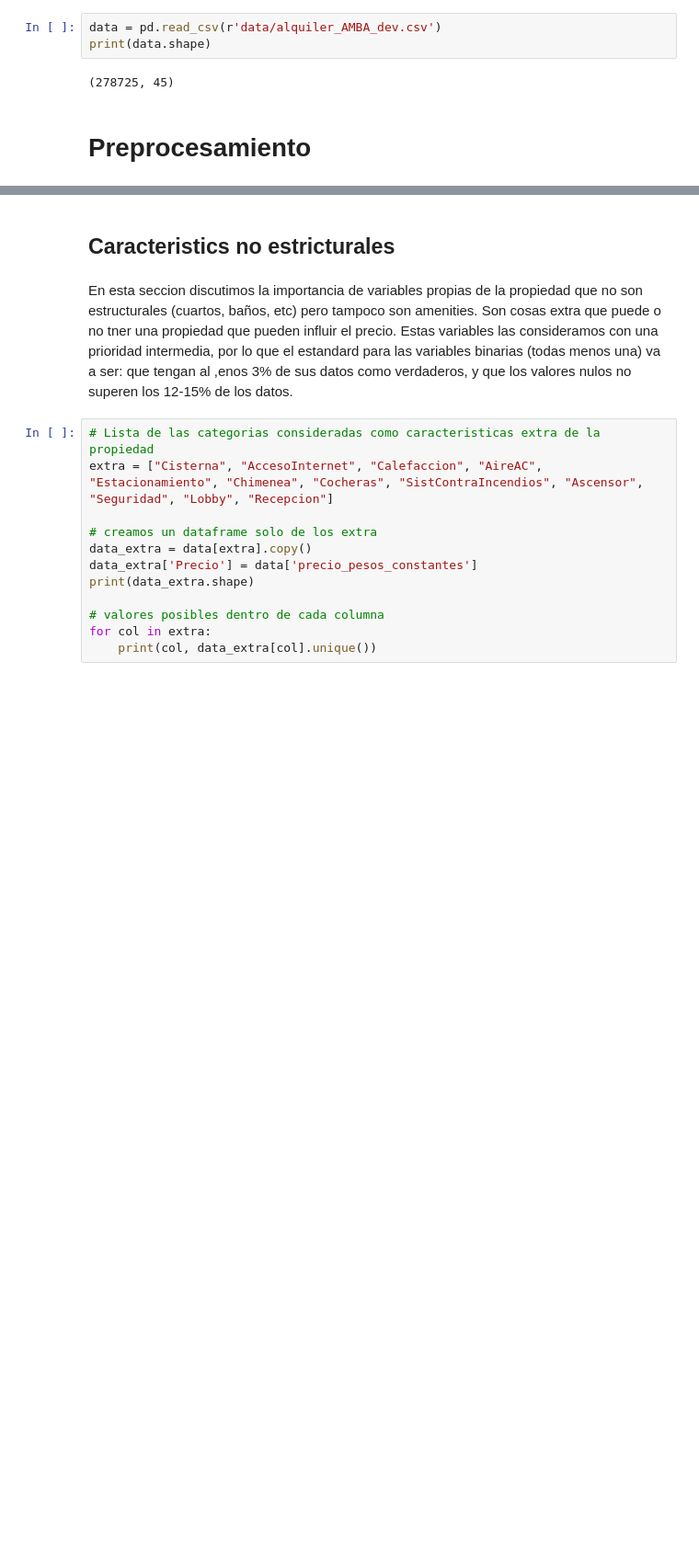
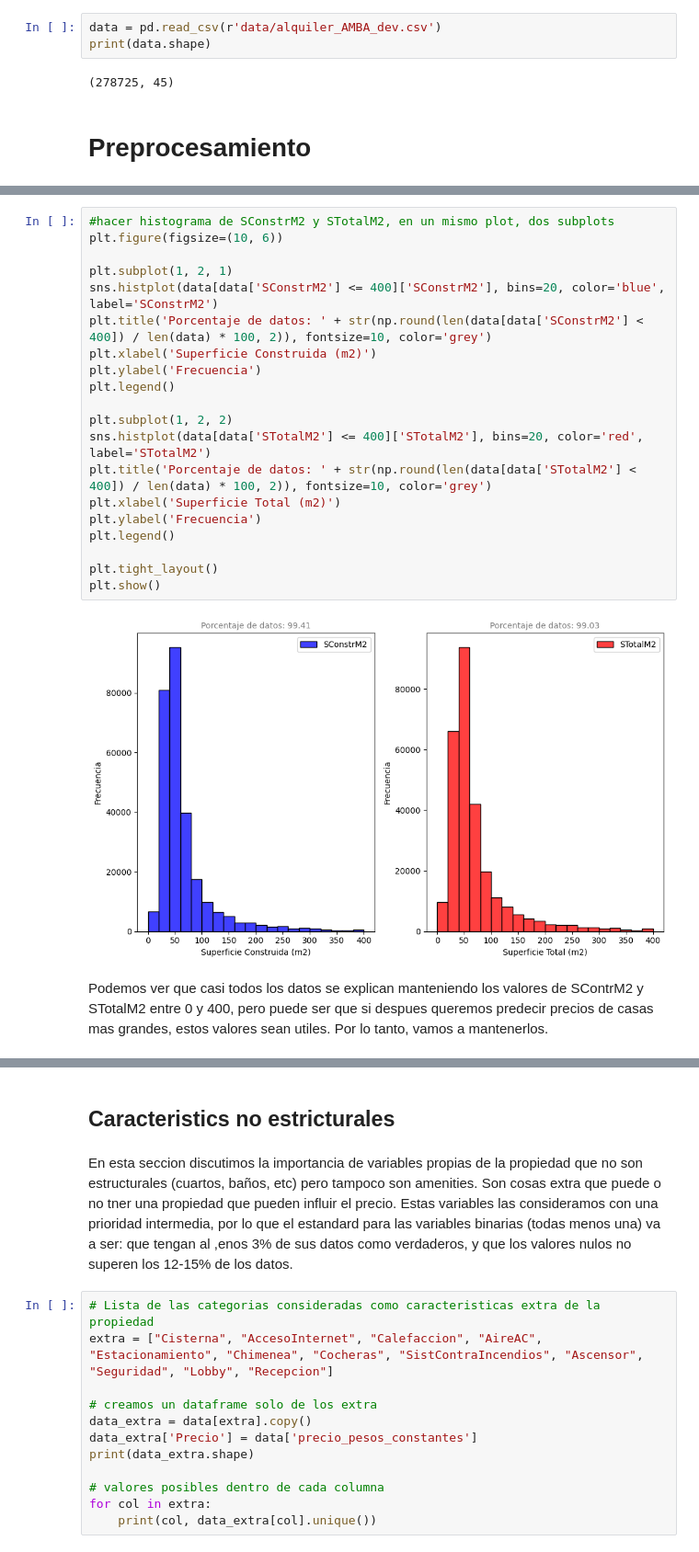
Before and after one commit to TomasD1az/I302_FP, a Jupyter notebook: analisis.ipynb, the cells around one changed output, grey strips where cells are left out. Shown at 92% size. Cells and saved outputs as stored; diff of their text form; blank space fills up the shorter version.

```diff
--- a/analisis.ipynb
+++ b/analisis.ipynb
@@ -13,0 +248,24 @@ print(data.shape)
+# %%
+#hacer histograma de SConstrM2 y STotalM2, en un mismo plot, dos subplots
+plt.figure(figsize=(10, 6))
+
+plt.subplot(1, 2, 1)
+sns.histplot(data[data['SConstrM2'] <= 400]['SConstrM2'], bins=20, color='blue', label='SConstrM2')
+plt.title('Porcentaje de datos: ' + str(np.round(len(data[data['SConstrM2'] < 400]) / len(data) * 100, 2)), fontsize=10, color='grey')
+plt.xlabel('Superficie Construida (m2)')
+plt.ylabel('Frecuencia')
+plt.legend()
+
+plt.subplot(1, 2, 2)
+sns.histplot(data[data['STotalM2'] <= 400]['STotalM2'], bins=20, color='red', label='STotalM2')
+plt.title('Porcentaje de datos: ' + str(np.round(len(data[data['STotalM2'] < 400]) / len(data) * 100, 2)), fontsize=10, color='grey')
+plt.xlabel('Superficie Total (m2)')
+plt.ylabel('Frecuencia')
+plt.legend()
+
+plt.tight_layout()
+plt.show()
+# %% [output]
+[figure, added]
+# %% [markdown]
+Podemos ver que casi todos los datos se explican manteniendo los valores de SContrM2 y STotalM2 entre 0 y 400, pero puede ser que si despues queremos predecir precios de casas mas grandes, estos valores sean utiles. Por lo tanto, vamos a mantenerlos.
```
Also changed, not shown: parts of 29 cells of this notebook, 8 other files.
